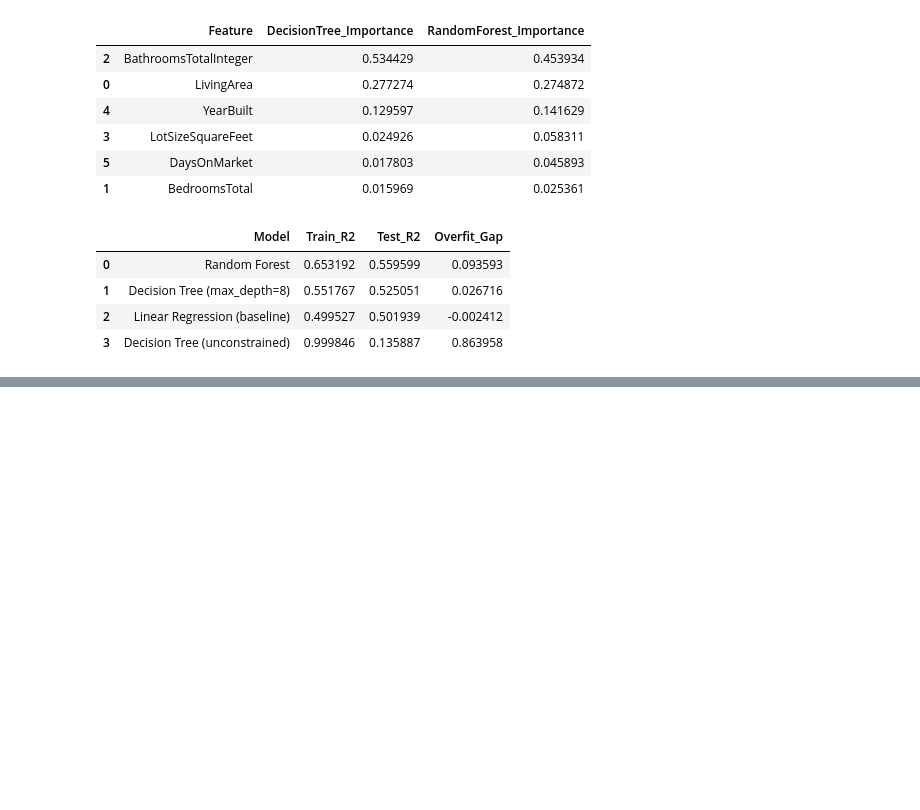
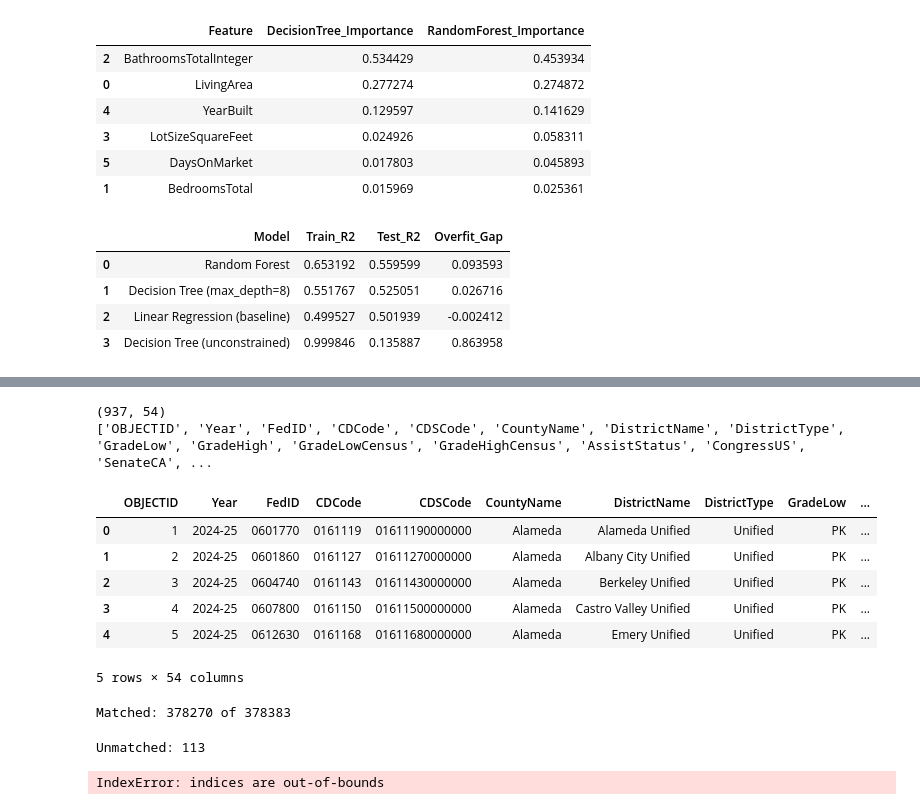
Before and after one commit to yunaxin/IDXExchange_DataScience, a Jupyter notebook: 04_model_comparison.ipynb, the cells around one changed output, grey strips where cells are left out. Cells and saved outputs as stored; diff of their text form; code cells hidden in the pictures; blank space fills up the shorter version.

```diff
--- a/04_model_comparison.ipynb
+++ b/04_model_comparison.ipynb
@@ -160,0 +233,54 @@ comparison_df[["Model", "Train_R2", "Test_R2", "Overfit_Gap"]]
+# %%
+# Download the CA School District Areas 2024-25 boundaries once and cache locally so re-runs are fast
+os.makedirs("data/geo", exist_ok=True)
+districts_path = "data/geo/ca_school_districts_2024_25.geojson"
+
+if not os.path.exists(districts_path):
+    url = "https://gis.data.ca.gov/api/download/v1/items/b0e3b936426a47ce9d9a2e77e2bb86cc/geojson?layers=0"
+    resp = requests.get(url, timeout=120)
+    resp.raise_for_status()
+    with open(districts_path, "wb") as f:
+        f.write(resp.content)
+
+districts = gpd.read_file(districts_path)
+print(districts.shape)
+print(districts.columns.tolist())
+districts.head()
+# %% [output]
+(937, 54)
+['OBJECTID', 'Year', 'FedID', 'CDCode', 'CDSCode', 'CountyName', 'DistrictName', 'DistrictType', 'GradeLow', 'GradeHigh', 'GradeLowCensus', 'GradeHighCensus', 'AssistStatus', 'CongressUS', 'SenateCA', ...
+|  | OBJECTID | Year | FedID | CDCode | CDSCode | CountyName | DistrictName | DistrictType | GradeLow | ... |
+| 0 | 1 | 2024-25 | 0601770 | 0161119 | 01611190000000 | Alameda | Alameda Unified | Unified | PK | ... |
+| 1 | 2 | 2024-25 | 0601860 | 0161127 | 01611270000000 | Alameda | Albany City Unified | Unified | PK | ... |
+| 2 | 3 | 2024-25 | 0604740 | 0161143 | 01611430000000 | Alameda | Berkeley Unified | Unified | PK | ... |
+| 3 | 4 | 2024-25 | 0607800 | 0161150 | 01611500000000 | Alameda | Castro Valley Unified | Unified | PK | ... |
+| 4 | 5 | 2024-25 | 0612630 | 0161168 | 01611680000000 | Alameda | Emery Unified | Unified | PK | ... |
+5 rows × 54 columns
+# %%
+# Convert each property's lat/long into a point and spatially join it to the district polygon it falls inside
+DISTRICT_NAME_COL = "DistrictName"  # <-- set this to the actual column name from the printout above
+
+geometry = [Point(xy) for xy in zip(df6["Longitude"], df6["Latitude"])]
+properties_gdf = gpd.GeoDataFrame(df6.copy(), geometry=geometry, crs="EPSG:4326")
+districts = districts.to_crs("EPSG:4326")
+
+joined = gpd.sjoin(properties_gdf, districts[[DISTRICT_NAME_COL, "geometry"]], how="left", predicate="within")
+
+print("Matched:", joined[DISTRICT_NAME_COL].notna().sum(), "of", len(joined))
+# %% [output]
+Matched: 378270 of 378383
+# %%
+# Some points can miss a "within" match due to coastline/edge precision - snap those to the nearest district instead
+unmatched_mask = joined[DISTRICT_NAME_COL].isna()
+print("Unmatched:", unmatched_mask.sum())
+
+if unmatched_mask.any():
+    unmatched = properties_gdf[unmatched_mask]
+    nearest = gpd.sjoin_nearest(unmatched, districts[[DISTRICT_NAME_COL, "geometry"]])
+    joined.loc[unmatched_mask, DISTRICT_NAME_COL] = nearest[DISTRICT_NAME_COL].values
+
+df6["SchoolDistrict"] = joined[DISTRICT_NAME_COL].fillna("Unknown").values
+print(df6["SchoolDistrict"].nunique(), "unique districts matched")
+# %% [output]
+Unmatched: 113
+IndexError: indices are out-of-bounds
```
Also changed, not shown: parts of 11 cells of this notebook, 1 other file.
